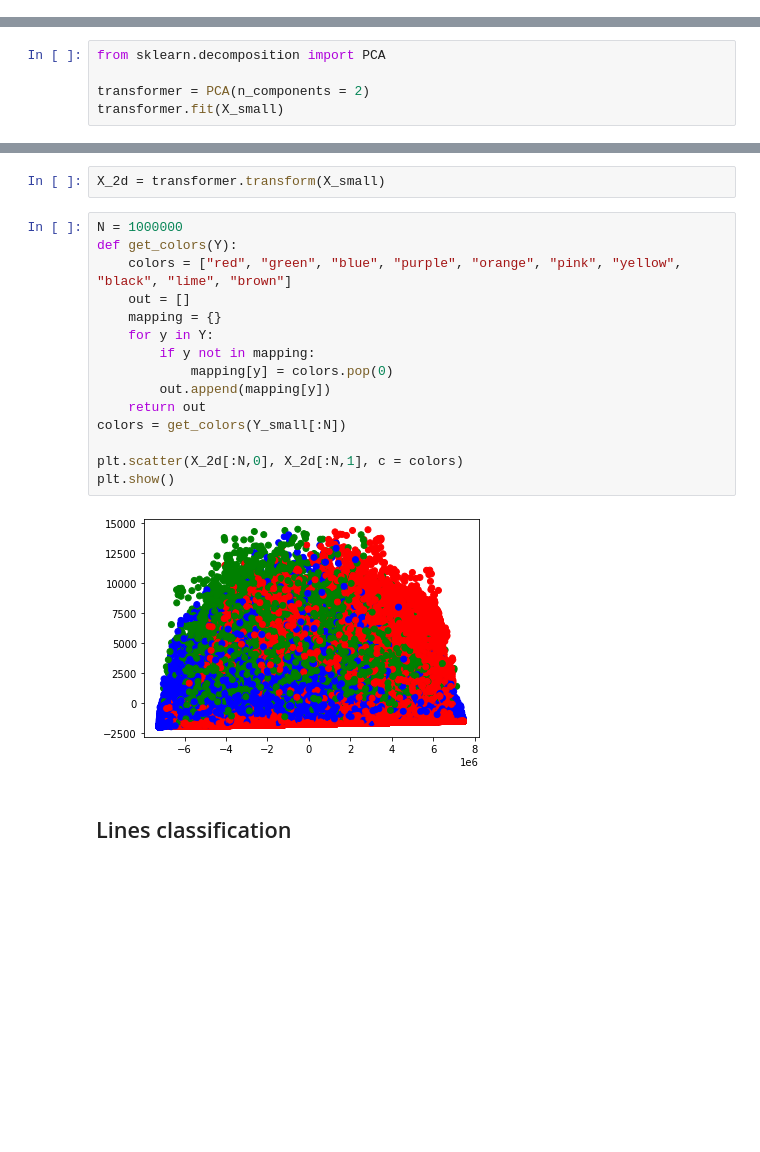
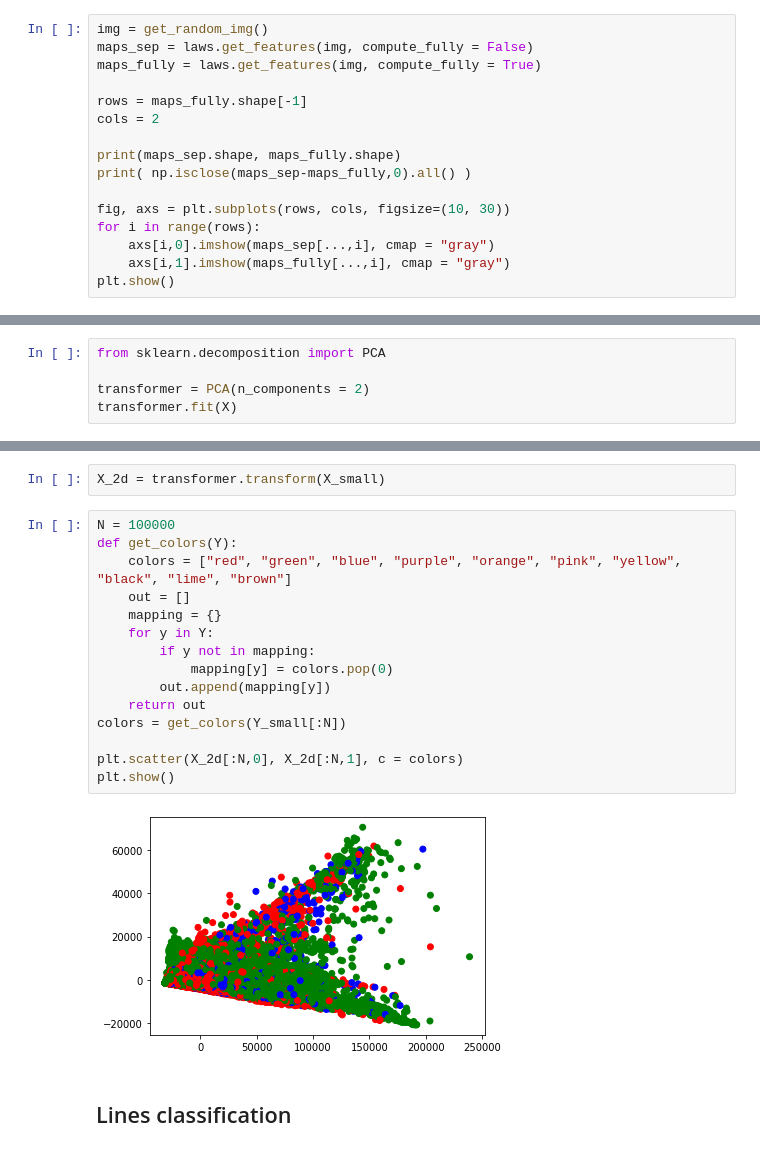
Before and after one commit to GravO8/laws-textures, a Jupyter notebook: Laws Textures test.ipynb, the cells around one changed output, grey strips where cells are left out. Saved outputs shown, nothing was run; the diff lists cells and outputs as text; blank space fills up the shorter version.

```diff
--- a/Laws Textures test.ipynb
+++ b/Laws Textures test.ipynb
@@ -87,0 +91,16 @@ maps.shape
+# %%
+img = get_random_img()
+maps_sep = laws.get_features(img, compute_fully = False)
+maps_fully = laws.get_features(img, compute_fully = True)
+
+rows = maps_fully.shape[-1]
+cols = 2
+
+print(maps_sep.shape, maps_fully.shape)
+print( np.isclose(maps_sep-maps_fully,0).all() )
+
+fig, axs = plt.subplots(rows, cols, figsize=(10, 30))
+for i in range(rows):
+    axs[i,0].imshow(maps_sep[...,i], cmap = "gray")
+    axs[i,1].imshow(maps_fully[...,i], cmap = "gray")
+plt.show()
@@ -135,28 +158,28 @@ print(len(X_small), len(Y_small))
 from sklearn.decomposition import PCA
 
 transformer = PCA(n_components = 2)
-transformer.fit(X_small)
+transformer.fit(X)
 # %% [output]
 PCA(n_components=2)
 # %%
 X_2d = transformer.transform(X_small)
 # %%
-N = 1000000
+N = 100000
 def get_colors(Y):
     colors = ["red", "green", "blue", "purple", "orange", "pink", "yellow", "black", "lime", "brown"]
     out = []
     mapping = {}
     for y in Y:
         if y not in mapping:
             mapping[y] = colors.pop(0)
         out.append(mapping[y])
     return out
 colors = get_colors(Y_small[:N])
 
 plt.scatter(X_2d[:N,0], X_2d[:N,1], c = colors)
 plt.show()
 # %% [output]
-[figure, old version]
+[figure, new version]
 # %% [markdown]
 ## Lines classification
 # %%
```
Also changed, not shown: parts of 8 cells of this notebook, 5 other files.
